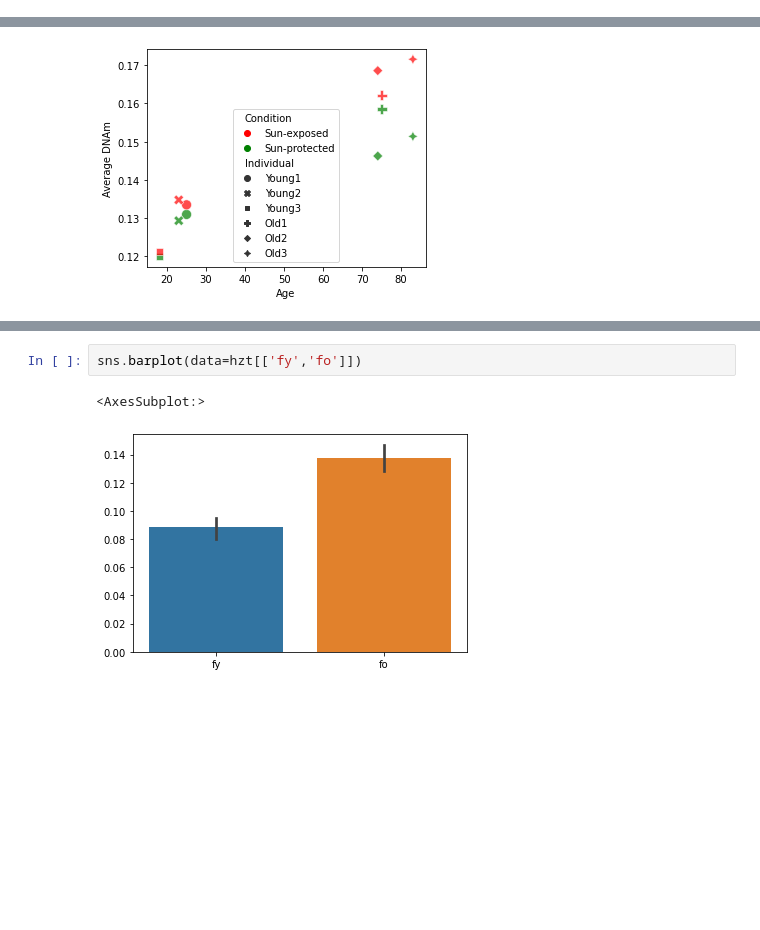
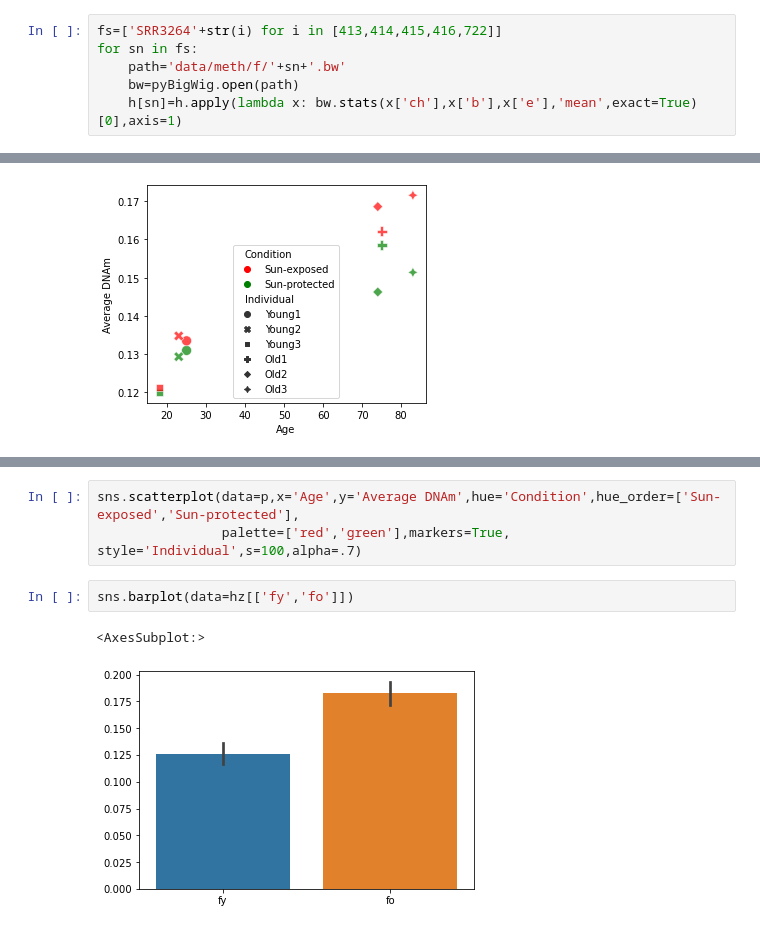
Before and after one commit to moqri/emi, a Jupyter notebook: com.ipynb, the cells around one changed output, grey strips where cells are left out. Cells and saved outputs as stored; diff of their text form; blank space fills up the shorter version.

```diff
--- a/com.ipynb
+++ b/com.ipynb
@@ -192,3 +192,9 @@ ax.set(xlabel='EZH Binding Level', ylabel='DNA Methylation')
 # %% [output]
 [Text(0.5, 0, 'EZH Binding Level'), Text(0, 0.5, 'DNA Methylation')]
 [figure]
+# %%
+fs=['SRR3264'+str(i) for i in [413,414,415,416,722]]
+for sn in fs:
+    path='data/meth/f/'+sn+'.bw'
+    bw=pyBigWig.open(path)
+    h[sn]=h.apply(lambda x: bw.stats(x['ch'],x['b'],x['e'],'mean',exact=True)[0],axis=1)
@@ -237,5 +252,8 @@ sns.scatterplot(data=p,x='Age',y='Average DNAm',hue='Condition',hue_order=['Sun-
+# %%
+sns.scatterplot(data=p,x='Age',y='Average DNAm',hue='Condition',hue_order=['Sun-exposed','Sun-protected'],
+                palette=['red','green'],markers=True, style='Individual',s=100,alpha=.7)
 # %%
-sns.barplot(data=hzt[['fy','fo']])
+sns.barplot(data=hz[['fy','fo']])
 # %% [output]
 <AxesSubplot:>
-[figure, old version]
+[figure, new version]
```
Also changed, not shown: parts of 6 cells of this notebook, 1 other file.
